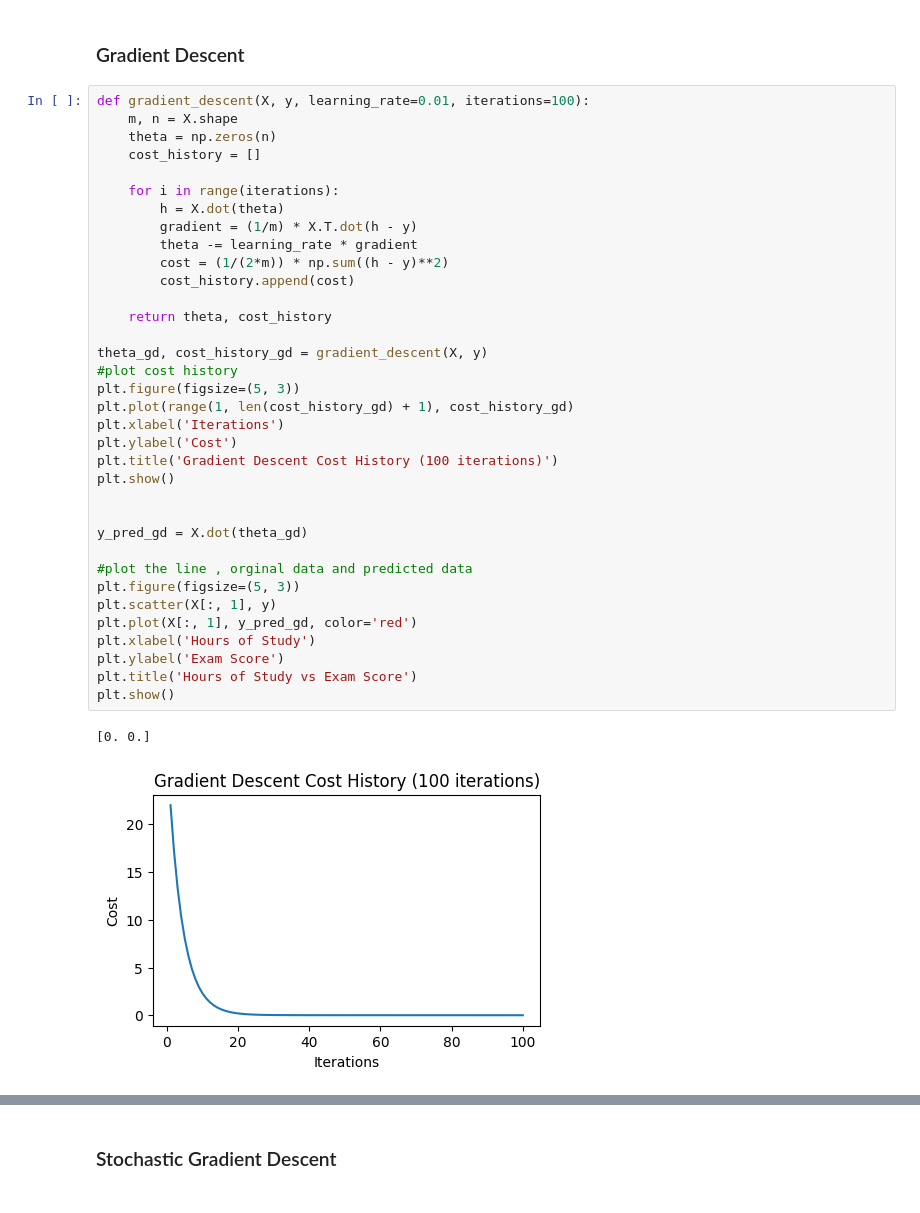
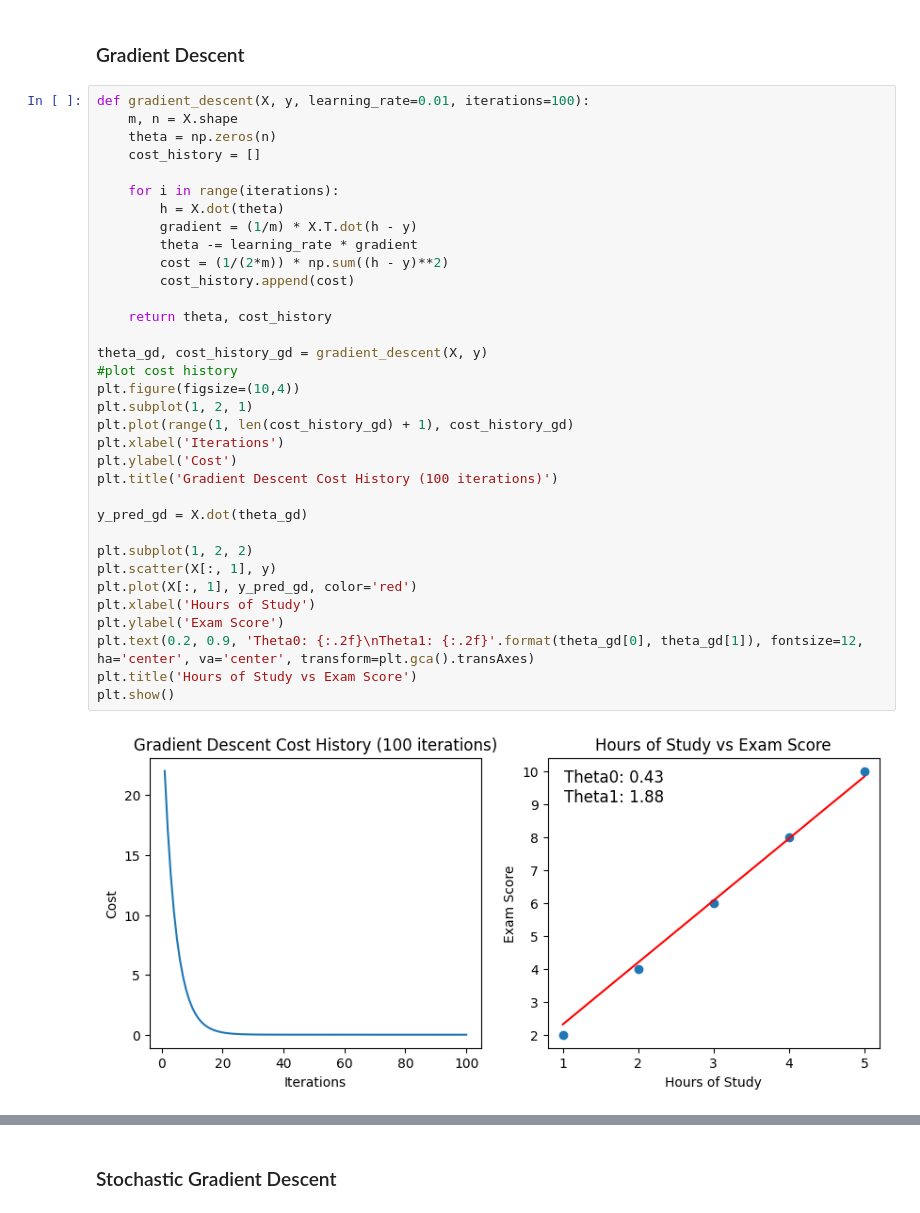
Before and after one commit to ShauryaManiTripathi/ML, a Jupyter notebook: Passign3/1.ipynb, the cells around one changed output, grey strips where cells are left out. Saved outputs shown, nothing was run; the diff lists cells and outputs as text.

```diff
--- a/Passign3/1.ipynb
+++ b/Passign3/1.ipynb
@@ -37,37 +33,35 @@ print(X.shape)
 def gradient_descent(X, y, learning_rate=0.01, iterations=100):
     m, n = X.shape
     theta = np.zeros(n)
     cost_history = []
 
     for i in range(iterations):
         h = X.dot(theta)
         gradient = (1/m) * X.T.dot(h - y)
         theta -= learning_rate * gradient
         cost = (1/(2*m)) * np.sum((h - y)**2)
         cost_history.append(cost)
 
     return theta, cost_history
 
 theta_gd, cost_history_gd = gradient_descent(X, y)
 #plot cost history
-plt.figure(figsize=(5, 3))
+plt.figure(figsize=(10,4))
+plt.subplot(1, 2, 1)
 plt.plot(range(1, len(cost_history_gd) + 1), cost_history_gd)
 plt.xlabel('Iterations')
 plt.ylabel('Cost')
 plt.title('Gradient Descent Cost History (100 iterations)')
-plt.show()
-
 
 y_pred_gd = X.dot(theta_gd)
 
-#plot the line , orginal data and predicted data
-plt.figure(figsize=(5, 3))
+plt.subplot(1, 2, 2)
 plt.scatter(X[:, 1], y)
 plt.plot(X[:, 1], y_pred_gd, color='red')
 plt.xlabel('Hours of Study')
 plt.ylabel('Exam Score')
+plt.text(0.2, 0.9, 'Theta0: {:.2f}\nTheta1: {:.2f}'.format(theta_gd[0], theta_gd[1]), fontsize=12, ha='center', va='center', transform=plt.gca().transAxes)
 plt.title('Hours of Study vs Exam Score')
 plt.show()
 # %% [output]
-[0. 0.]
-[figure, old version]
+[figure, new version]
```
Also changed, not shown: parts of 6 cells of this notebook, 5 other files.
